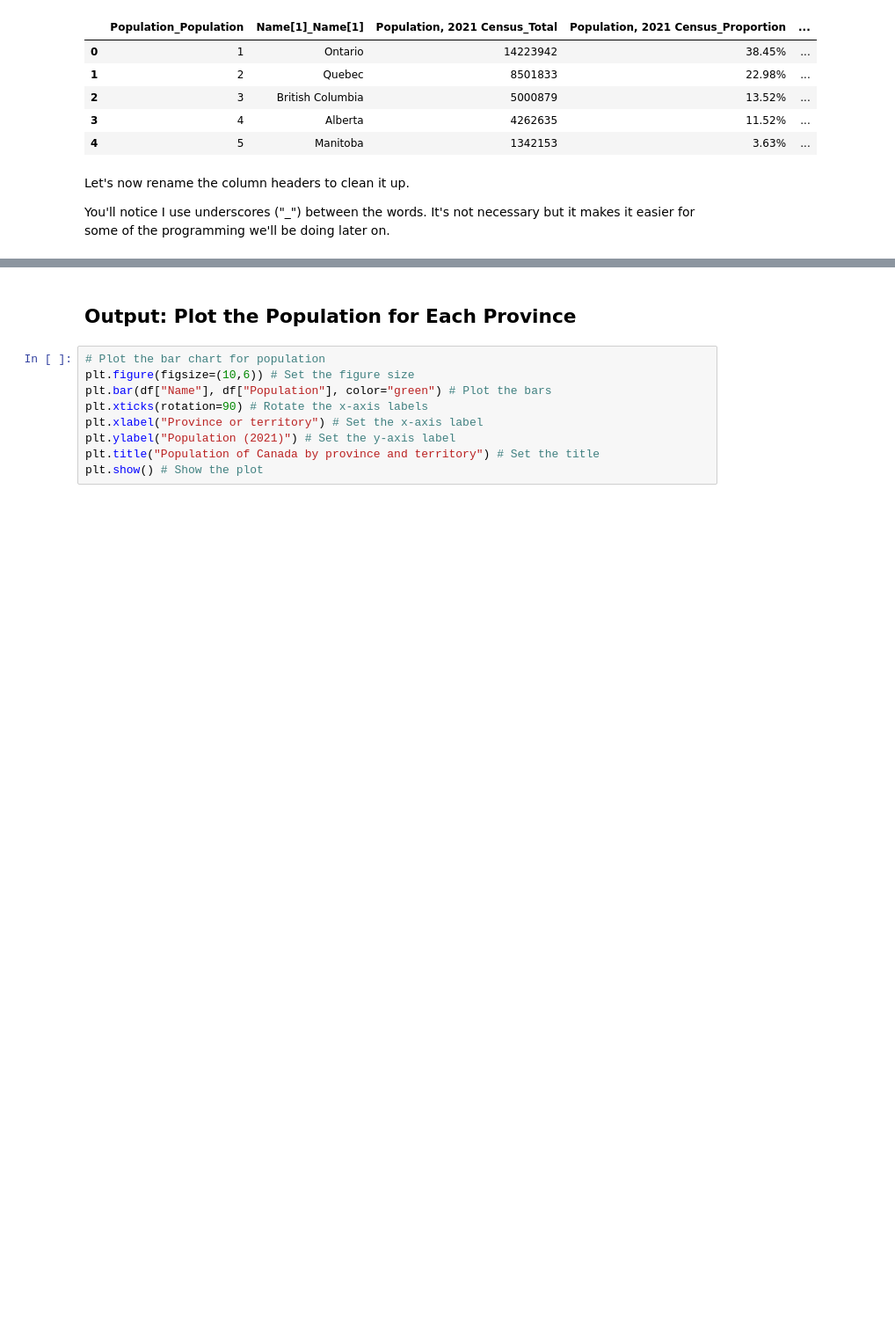
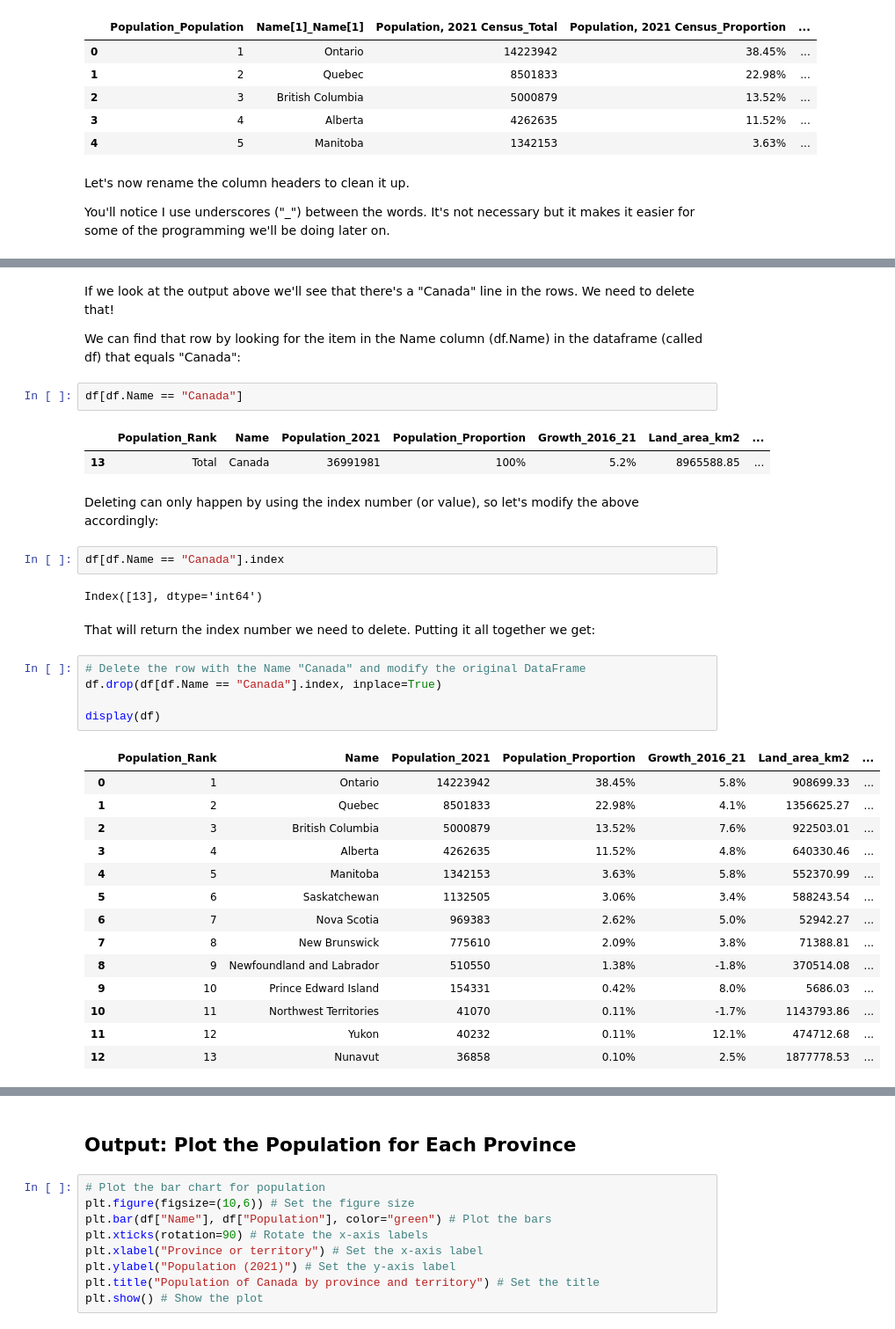
Before and after one commit to pbeens/Data-Analysis, a Jupyter notebook: Wikipedia/Canadian-Population-Barchart.ipynb, the cells around one changed output, grey strips where cells are left out. Shown at 88% size. Drawn from its saved outputs; the diff is of its cells as text; blank space fills up the shorter version.

```diff
--- a/Wikipedia/Canadian-Population-Barchart-DRAFT.ipynb
+++ b/Wikipedia/Canadian-Population-Barchart.ipynb
@@ -128 +137,38 @@ display(df.head())
+# %% [markdown]
+If we look at the output above we'll see that there's a "Canada" line in the rows. We need to delete that!
+
+We can find that row by looking for the item in the Name column (df.Name) in the dataframe (called df) that equals "Canada":
+# %%
+df[df.Name == "Canada"]
+# %% [output]
+|  | Population_Rank | Name | Population_2021 | Population_Proportion | Growth_2016_21 | Land_area_km2 | ... |
+| 13 | Total | Canada | 36991981 | 100% | 5.2% | 8965588.85 | ... |
+# %% [markdown]
+Deleting can only happen by using the index number (or value), so let's modify the above accordingly:
+# %%
+df[df.Name == "Canada"].index
+# %% [output]
+Index([13], dtype='int64')
+# %% [markdown]
+That will return the index number we need to delete. Putting it all together we get:
+# %%
+# Delete the row with the Name "Canada" and modify the original DataFrame
+df.drop(df[df.Name == "Canada"].index, inplace=True)
+
+display(df)
+# %% [output]
+|  | Population_Rank | Name | Population_2021 | Population_Proportion | Growth_2016_21 | Land_area_km2 | ... |
+| 0 | 1 | Ontario | 14223942 | 38.45% | 5.8% | 908699.33 | ... |
+| 1 | 2 | Quebec | 8501833 | 22.98% | 4.1% | 1356625.27 | ... |
+| 2 | 3 | British Columbia | 5000879 | 13.52% | 7.6% | 922503.01 | ... |
+| 3 | 4 | Alberta | 4262635 | 11.52% | 4.8% | 640330.46 | ... |
+| 4 | 5 | Manitoba | 1342153 | 3.63% | 5.8% | 552370.99 | ... |
+| 5 | 6 | Saskatchewan | 1132505 | 3.06% | 3.4% | 588243.54 | ... |
+| 6 | 7 | Nova Scotia | 969383 | 2.62% | 5.0% | 52942.27 | ... |
+| 7 | 8 | New Brunswick | 775610 | 2.09% | 3.8% | 71388.81 | ... |
+| 8 | 9 | Newfoundland and Labrador | 510550 | 1.38% | -1.8% | 370514.08 | ... |
+| 9 | 10 | Prince Edward Island | 154331 | 0.42% | 8.0% | 5686.03 | ... |
+| 10 | 11 | Northwest Territories | 41070 | 0.11% | -1.7% | 1143793.86 | ... |
+| 11 | 12 | Yukon | 40232 | 0.11% | 12.1% | 474712.68 | ... |
+| 12 | 13 | Nunavut | 36858 | 0.10% | 2.5% | 1877778.53 | ... |
 # %%
```
Also changed, not shown: parts of 3 cells of this notebook.
